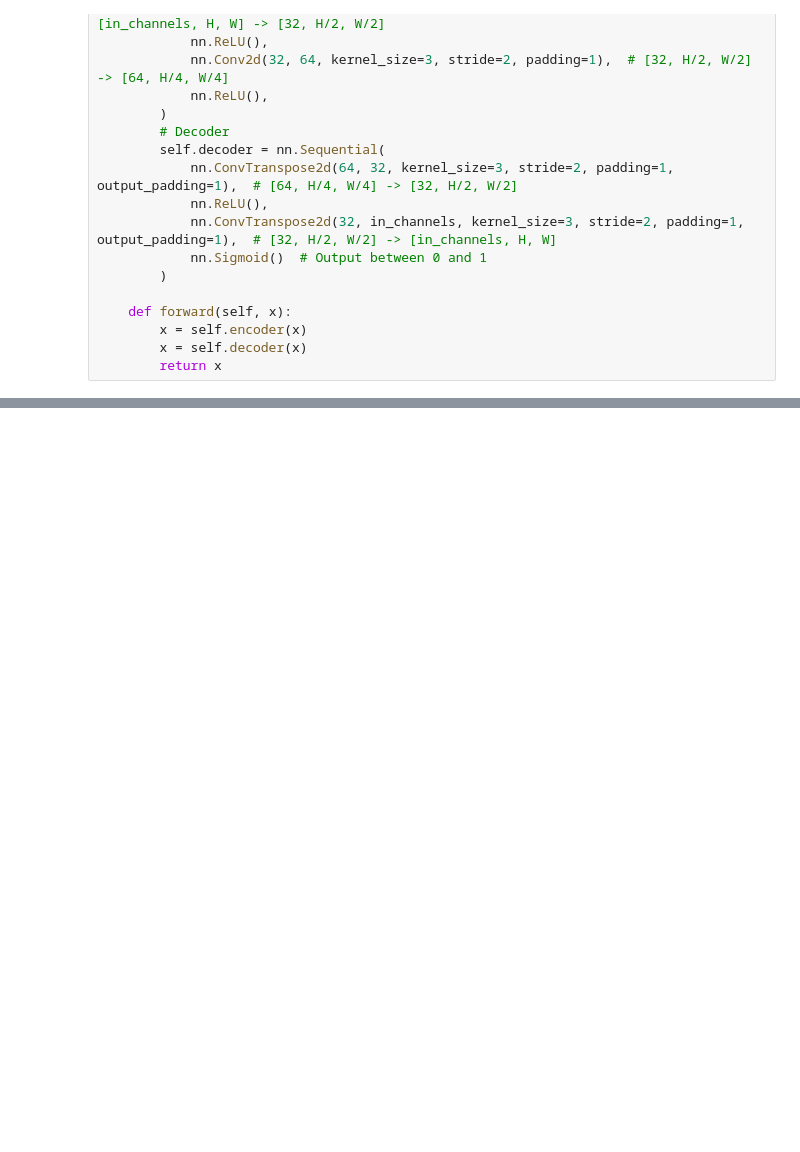
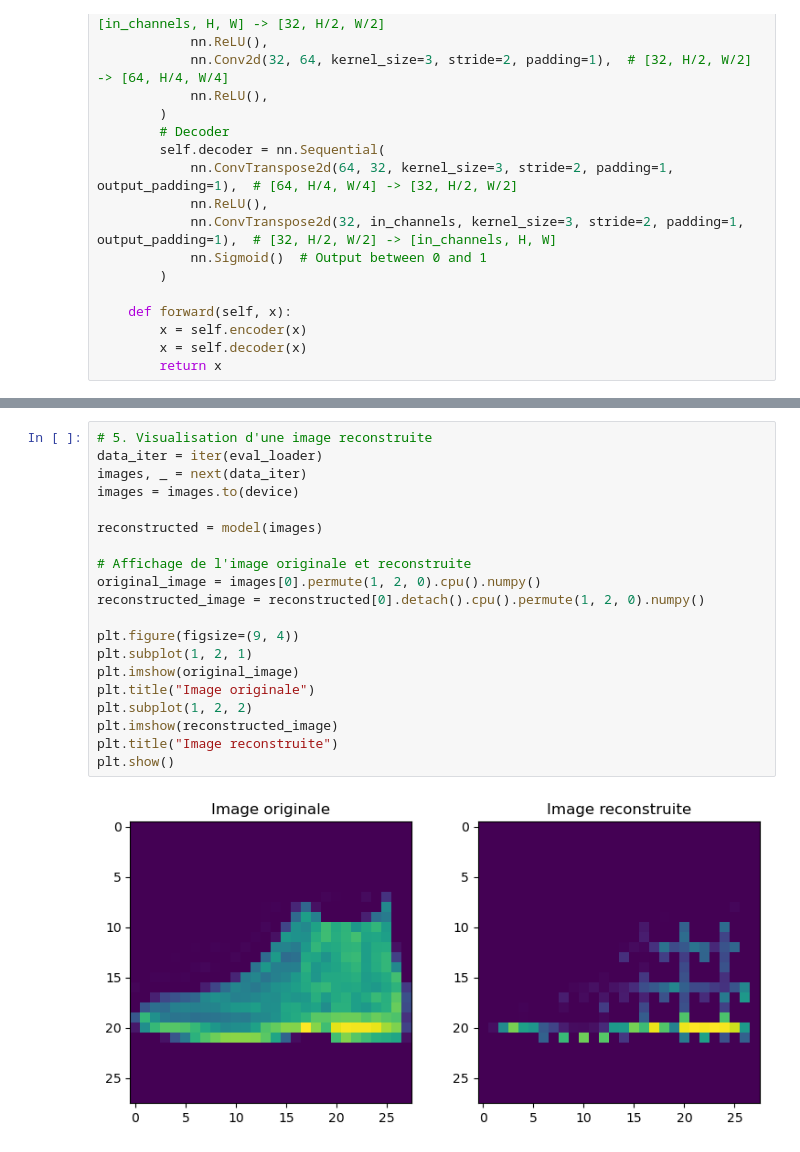
Before and after one commit to lucfudo/jepa, a Jupyter notebook: test.ipynb, the cells around one changed output, grey strips where cells are left out. Saved outputs shown, nothing was run; the diff lists cells and outputs as text; blank space fills up the shorter version.

```diff
--- a/test.ipynb
+++ b/test.ipynb
@@ -83,3 +113,25 @@ Epoch [1/1], Loss: 0.8717
+# %%
+# 5. Visualisation d'une image reconstruite
+data_iter = iter(eval_loader)
+images, _ = next(data_iter)
+images = images.to(device)
+
+reconstructed = model(images)
+
+# Affichage de l'image originale et reconstruite
+original_image = images[0].permute(1, 2, 0).cpu().numpy()
+reconstructed_image = reconstructed[0].detach().cpu().permute(1, 2, 0).numpy()
+
+plt.figure(figsize=(9, 4))
+plt.subplot(1, 2, 1)
+plt.imshow(original_image)
+plt.title("Image originale")
+plt.subplot(1, 2, 2)
+plt.imshow(reconstructed_image)
+plt.title("Image reconstruite")
+plt.show()
+# %% [output]
+[figure, added]
 # %%
 # 5. Visualisation d'une image reconstruite
 data_iter = iter(train_loader)
```
Also changed, not shown: parts of 6 cells of this notebook.
